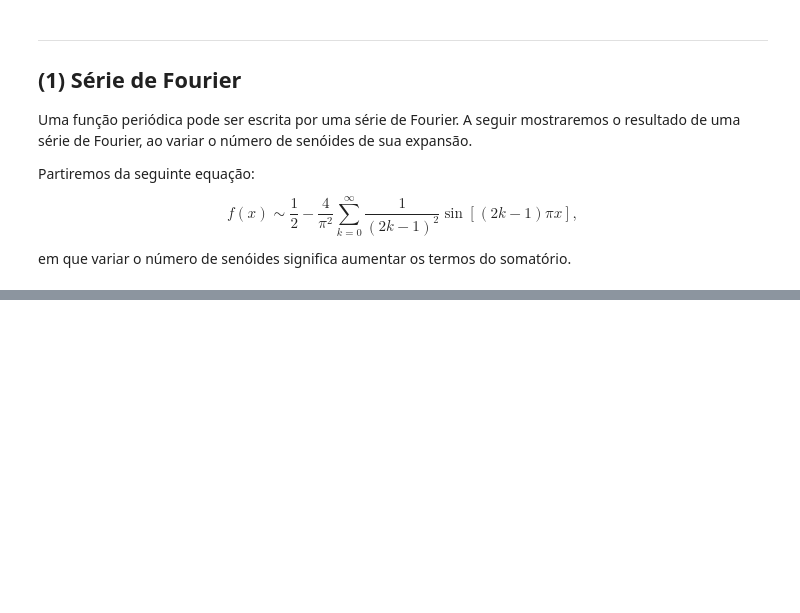
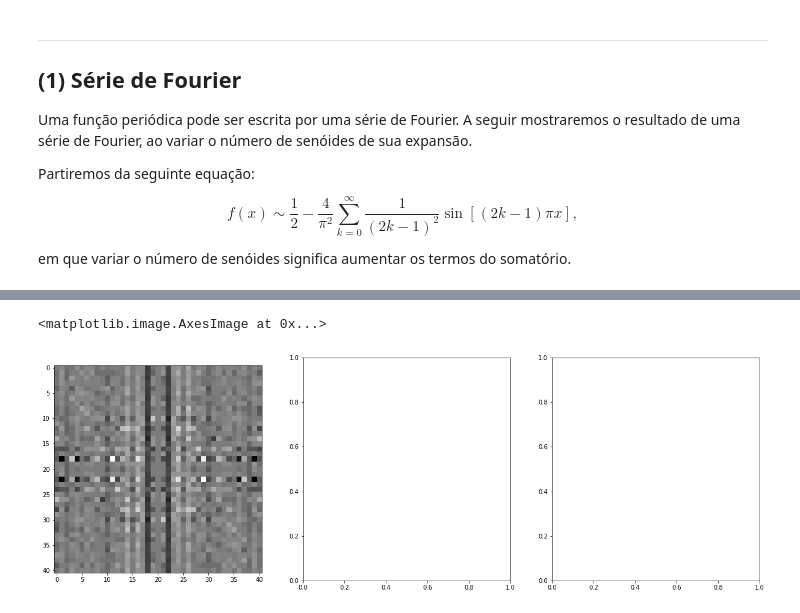
Before and after one commit to achiaver/computer_vision, a Jupyter notebook: trabalho_06/notebooks/trabalho_06.ipynb, the cells around one changed output, grey strips where cells are left out. Cells and saved outputs as stored; diff of their text form; code cells hidden in the pictures; blank space fills up the shorter version.

```diff
--- a/trabalho_06/notebooks/trabalho_06.ipynb
+++ b/trabalho_06/notebooks/trabalho_06.ipynb
@@ -139,0 +199,13 @@ plt.show()
+# %%
+fig = plt.figure(figsize = (21, 15))
+
+grid = plt.GridSpec(2, 3, fig)
+
+ax0 = fig.add_subplot(grid[0, 0])
+ax1 = fig.add_subplot(grid[0, 1])
+ax2 = fig.add_subplot(grid[0, 2])
+
+ax0.imshow(magspec_fftshift_diff, cmap = 'gray')
+# %% [output]
+<matplotlib.image.AxesImage at 0x...>
+[figure, added]
```
Also changed, not shown: parts of 14 cells of this notebook.
